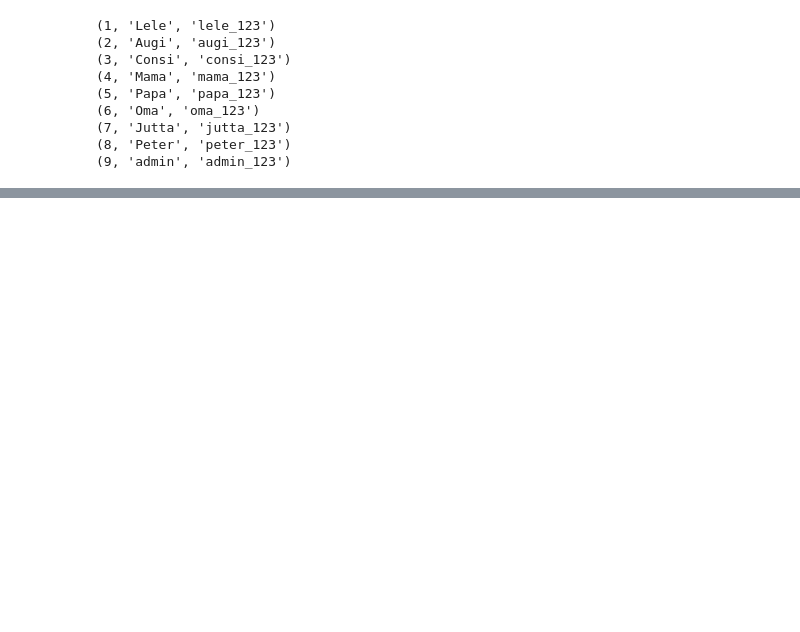
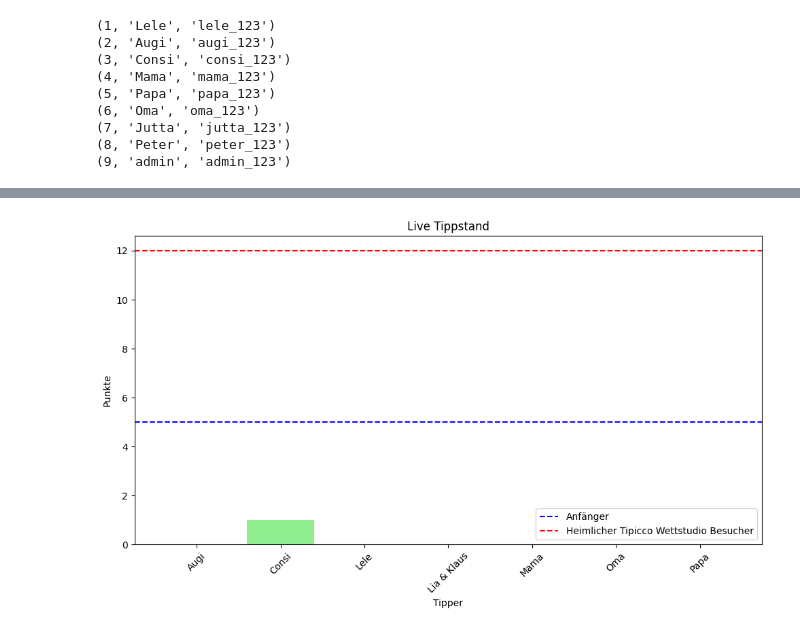
Before and after one commit to LMerbecks/family-betting-EM2024, a Jupyter notebook: em_fun/help_nb.ipynb, the cells around one changed output, grey strips where cells are left out. Drawn from its saved outputs; the diff is of its cells as text; code cells hidden in the pictures; blank space fills up the shorter version.

```diff
--- a/em_fun/help_nb.ipynb
+++ b/em_fun/help_nb.ipynb
@@ -155,0 +213,33 @@ df
+# %%
+import matplotlib.pyplot as plt
+import pandas as pd
+
+# Sample data
+data = {
+    'Names': ['Augi', 'Consi', 'Lele', 'Lia & Klaus', 'Mama', 'Oma', 'Papa'],
+    'Points': [0, 1, 0, 0, 0, 0, 0]
+}
+
+df = pd.DataFrame(data)
+
+# Create bar chart with different colors for each bar
+colors = ['skyblue', 'lightgreen', 'lightcoral', 'lightsalmon', 'lightpink', 'lightseagreen', 'lightsteelblue']
+
+# Create bar chart with different colors for each bar and additional horizontal lines
+plt.figure(figsize=(10, 6))
+plt.bar(df['Names'], df['Points'], color=colors)
+plt.axhline(y=5, color='blue', linestyle='--', label='Anfänger')
+plt.axhline(y=12, color='red', linestyle='--', label='Heimlicher Tipicco Wettstudio Besucher')
+# plt.axhline(y=17, color='green', linestyle='--', label='Profi Tipper')
+
+plt.xlabel('Tipper')
+plt.ylabel('Punkte')
+plt.title('Live Tippstand')
+plt.xticks(rotation=45)
+plt.legend()
+plt.tight_layout()
+
+# Show plot
+plt.show()
+# %% [output]
+[figure, added]
```
Also changed, not shown: parts of 14 cells of this notebook, 7 other files.
